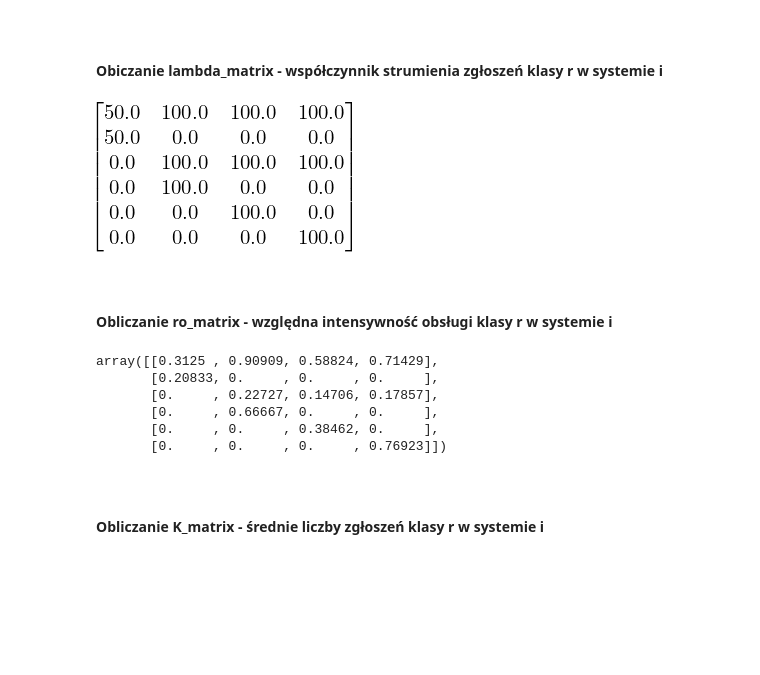
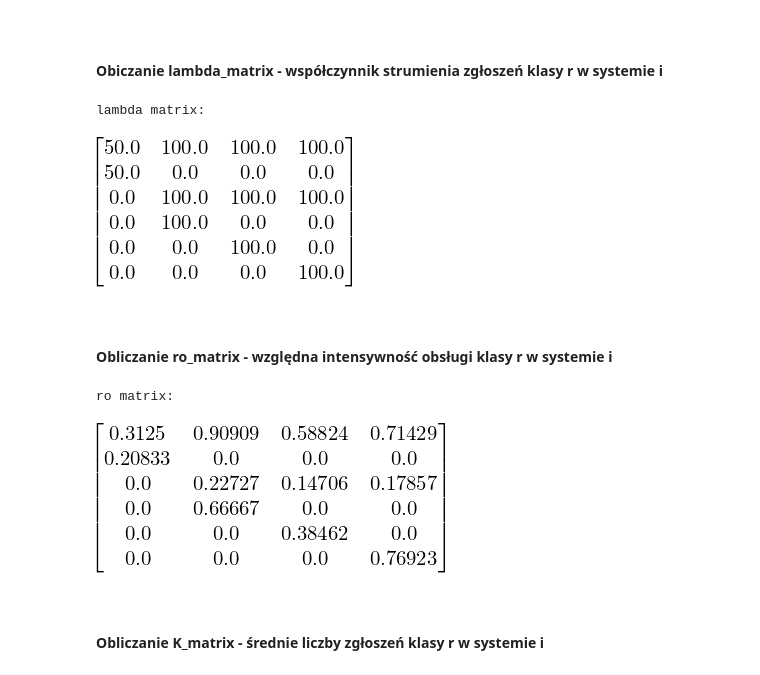
Before and after one commit to karosroczyk/Modele-Kolejkowe, a Jupyter notebook: Siec_v2.ipynb, the cells around one changed output. Cells and saved outputs as stored; diff of their text form; code cells hidden in the pictures; blank space fills up the shorter version.

```diff
--- a/Siec_v2.ipynb
+++ b/Siec_v2.ipynb
@@ -91,8 +85,10 @@ def lambda_matrix():
     return lambda_matrix
 # %%
 lambda_matrix = lambda_matrix()
+print("lambda matrix:")
 display(Matrix(lambda_matrix))
 # %% [output]
+lambda matrix:
 [figure]
 # %% [markdown]
 <br/><br/>**Obliczanie ro_matrix - względna intensywność obsługi klasy r w systemie i**
@@ -111,14 +107,11 @@ def get_ro_matrix(m):
     return ro_matrix
 # %%
 ro_matrix = get_ro_matrix(m_pocz)
-ro_matrix
+print("ro matrix:")
+display(Matrix(ro_matrix))
 # %% [output]
-array([[0.3125 , 0.90909, 0.58824, 0.71429],
-       [0.20833, 0.     , 0.     , 0.     ],
-       [0.     , 0.22727, 0.14706, 0.17857],
-       [0.     , 0.66667, 0.     , 0.     ],
-       [0.     , 0.     , 0.38462, 0.     ],
-       [0.     , 0.     , 0.     , 0.76923]])
+ro matrix:
+[figure, added]
 # %% [markdown]
 <br/><br/>**Obliczanie K_matrix - średnie liczby zgłoszeń klasy r w systemie i**
 # %% [markdown]
```
Also changed, not shown: parts of 8 cells of this notebook.
